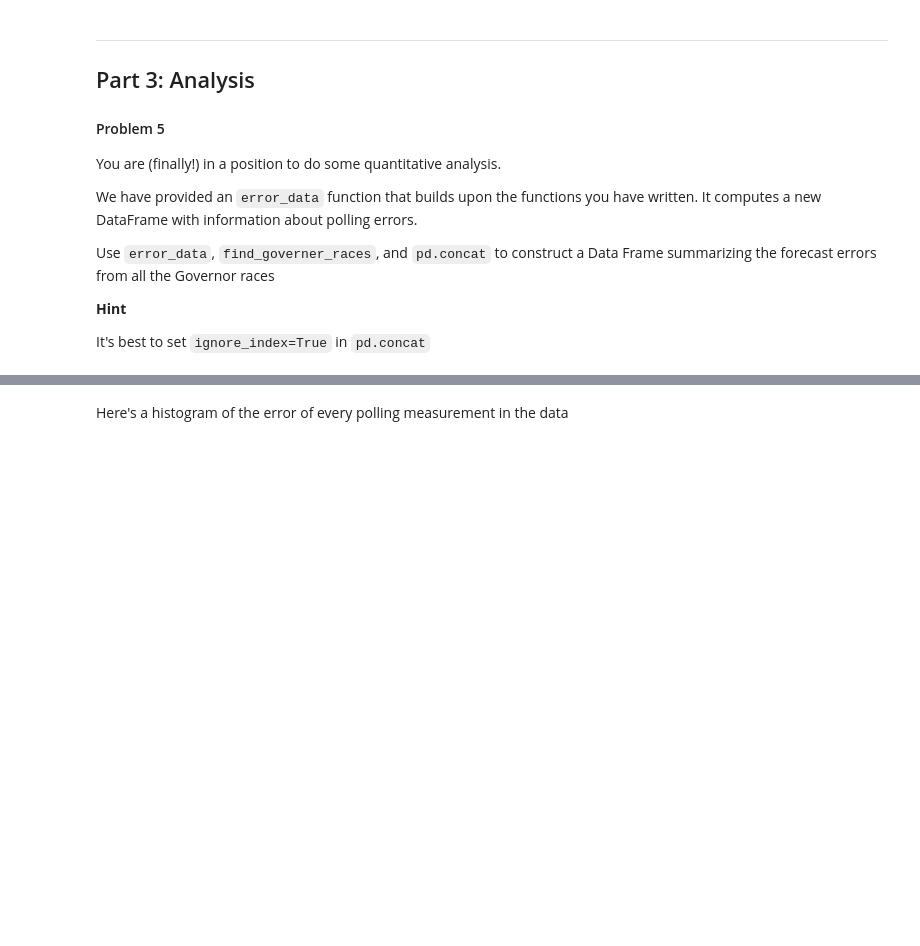
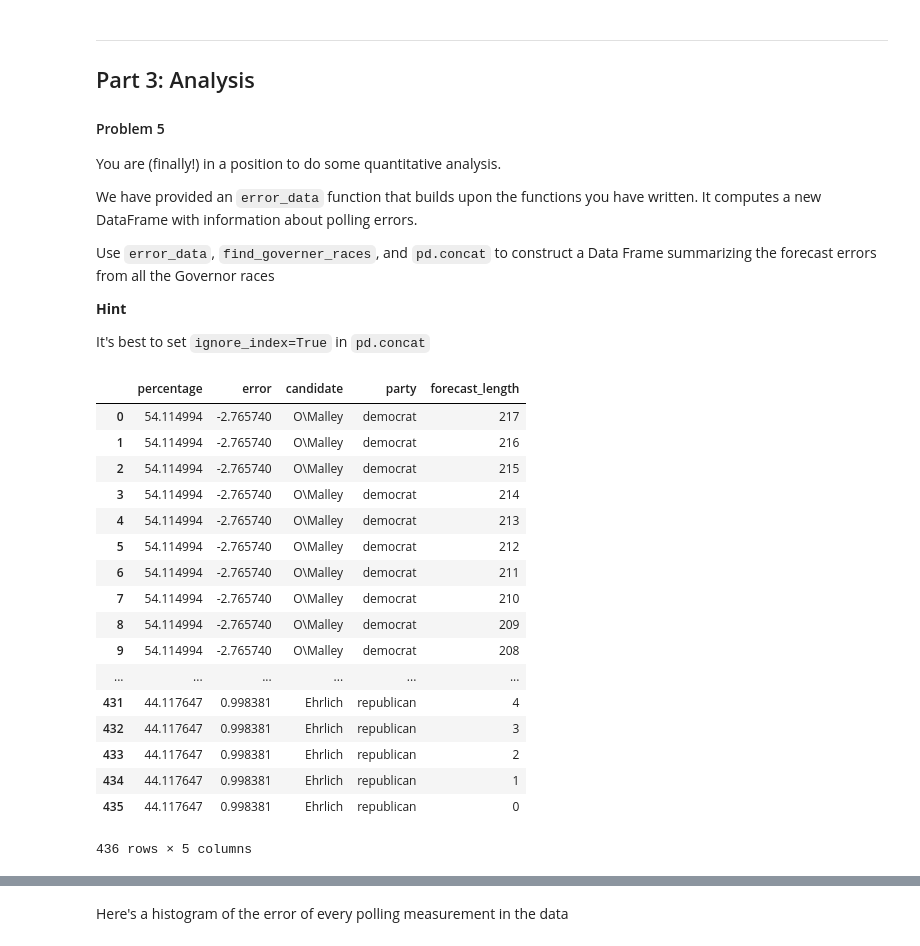
Before and after one commit to joaoDragado/dSc_roadmap, a Jupyter notebook: projects/Governor_races_Polling.ipynb, the cells around one changed output, grey strips where cells are left out. Saved outputs shown, nothing was run; the diff lists cells and outputs as text; code cells hidden in the pictures; blank space fills up the shorter version.

Commit message:
GRPolling : calc polling errors

```diff
--- a/projects/Governor_races_Polling.ipynb
+++ b/projects/Governor_races_Polling.ipynb
@@ -196,0 +208,3 @@ def rcp_poll_data(xml_txt):
+# %%
+result = race_result('https://www.realclearpolitics.com/epolls/2010/governor/ca/california_governor_whitman_vs_brown-1113.html')
+result
@@ -196,0 +213,3 @@ def rcp_poll_data(xml_txt):
+# %%
+forecast_length = ((df.index.max() - df.index).values / np.timedelta64(1, 'D')).astype(int)
+forecast_length[-5:]
@@ -196,0 +218,3 @@ def rcp_poll_data(xml_txt):
+# %%
+corr = df.div((df.sum(axis=1)), axis=0)*100
+corr.tail()
@@ -462,7 +521,7 @@ def error_data(url):
     forecast_length: Number of days before the election
     percentage: The percent of poll votes a candidate has.
                 Normalized to that the canddidate percentages add to 100%
-    error: Difference between percentage and actual race reulst
+    error: Difference between percentage and actual race result
     party: Political party of the candidate
 
     The data are resampled as necessary, to provide one data point per day
@@ -476,26 +535,25 @@ def error_data(url):
         return pd.DataFrame()
 
     df = rcp_poll_data(xml)
-    result = race_result(url)
+    final = race_result(url)
 
-    #remove non-letter characters from columns
-    df = df.rename(columns={c: _strip(c) for c in df.columns})
-    for k, v in result.items():
+    result = {}
+    #remove non-letter characters from the race result
+    for k, v in final.items():
         result[_strip(k)] = v
 
-    candidates = [c for c in df.columns if c is not 'date']
+    candidates = df.columns
 
-    #turn into a timeseries...
-    df.index = df.date
-
-    #...so that we can resample at regular, daily intervals
-    df = df.resample('D')
-    df = df.dropna()
+    # we resample (downsample)  the timeseries at daily intervals
+    # when faced with multiple polls in 1 day, we use the mean
+    # we drop days without poll results
+    df = df.resample('D').mean().dropna()
 
     #compute forecast length in days
+    forecast_length = (df.index.max() - df.index)
     #(assuming that last forecast happens on the day of the election, for simplicity)
-    forecast_length = (df.date.max() - df.date).values
-    forecast_length = forecast_length / np.timedelta64(1, 'D')  # convert to number of days
+    # convert to number of days
+    forecast_length = (forecast_length.values/ np.timedelta64(1, 'D')).astype(int)
 
     #compute forecast error
     errors = {}
@@ -520,5 +578,27 @@ def error_data(url):
     result['forecast_length'] = np.hstack(forecast_length for _ in candidates)
 
     result = pd.DataFrame(result)
+
     return result
+# %%
+error_data('https://www.realclearpolitics.com/epolls/2010/governor/md/maryland_governor_ehrlich_vs_omalley-1121.html')
+# %% [output]
+|  | percentage | error | candidate | party | forecast_length |
+| 0 | 54.114994 | -2.765740 | O\Malley | democrat | 217 |
+| 1 | 54.114994 | -2.765740 | O\Malley | democrat | 216 |
+| 2 | 54.114994 | -2.765740 | O\Malley | democrat | 215 |
+| 3 | 54.114994 | -2.765740 | O\Malley | democrat | 214 |
+| 4 | 54.114994 | -2.765740 | O\Malley | democrat | 213 |
+| 5 | 54.114994 | -2.765740 | O\Malley | democrat | 212 |
+| 6 | 54.114994 | -2.765740 | O\Malley | democrat | 211 |
+| 7 | 54.114994 | -2.765740 | O\Malley | democrat | 210 |
+| 8 | 54.114994 | -2.765740 | O\Malley | democrat | 209 |
+| 9 | 54.114994 | -2.765740 | O\Malley | democrat | 208 |
+| ... | ... | ... | ... | ... | ... |
+| 431 | 44.117647 | 0.998381 | Ehrlich | republican | 4 |
+| 432 | 44.117647 | 0.998381 | Ehrlich | republican | 3 |
+| 433 | 44.117647 | 0.998381 | Ehrlich | republican | 2 |
+| 434 | 44.117647 | 0.998381 | Ehrlich | republican | 1 |
+| 435 | 44.117647 | 0.998381 | Ehrlich | republican | 0 |
+436 rows × 5 columns
 # %%
```
Also changed, not shown: parts of 19 cells of this notebook.
